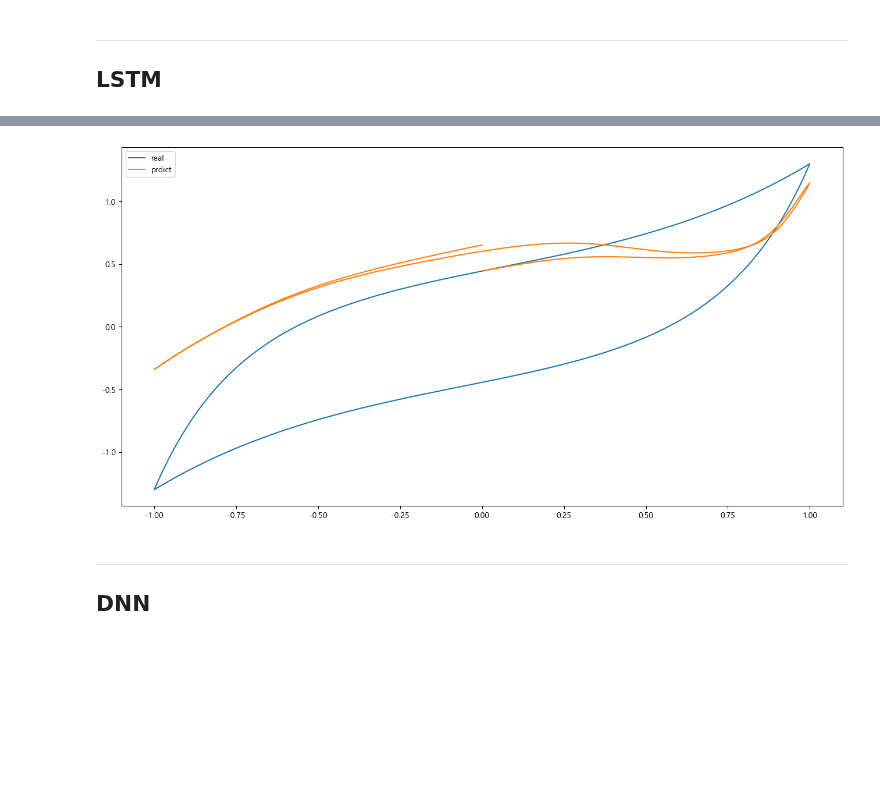
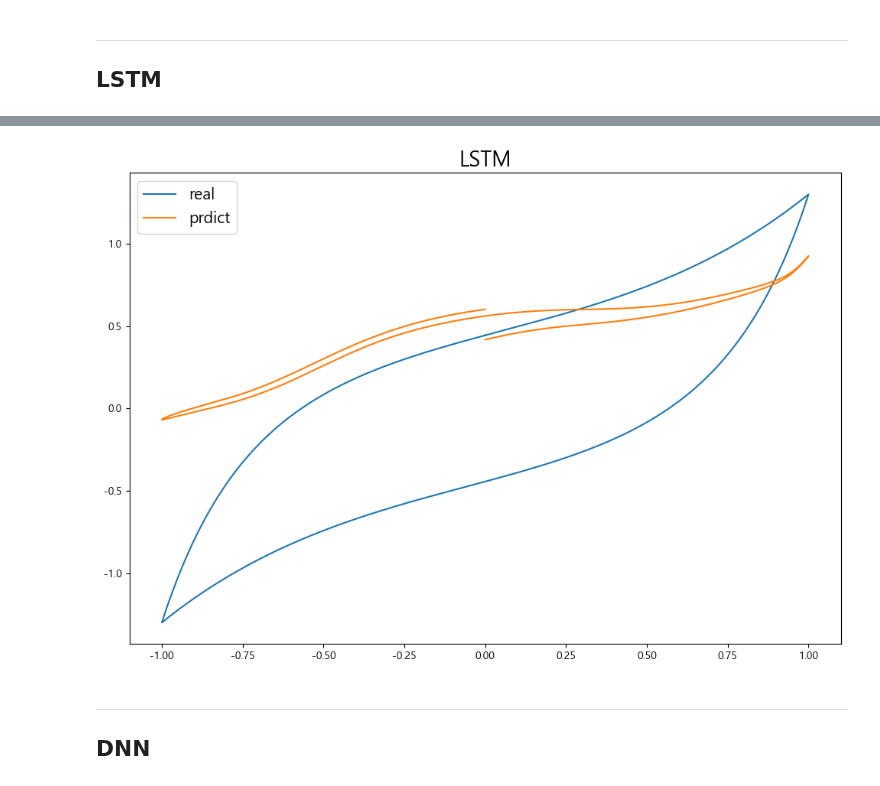
Before and after one commit to Jjineeq/hysteresis_curve, a Jupyter notebook: 23_06_08.ipynb, the cells around one changed output, grey strips where cells are left out. Cells and saved outputs as stored; diff of their text form; code cells hidden in the pictures; blank space fills up the shorter version.

```diff
--- a/23_06_08.ipynb
+++ b/23_06_08.ipynb
@@ -106,7 +106,7 @@ y_te = y_tf[2000:]
 # %%
 model = tf.keras.models.Sequential()
 model.add(tf.keras.layers.LSTM(64, input_shape=(2, 1), return_sequences=True))
-model.add(tf.keras.layers.LSTM(32))
+model.add(tf.keras.layers.LSTM(64))
 model.add(tf.keras.layers.Dense(1))
 # %%
 model.summary()
@@ -131,5 +131,5 @@ adam = optimizers.Adam(lr=0.01)
 # %%
 model.compile(loss = 'mse', optimizer = adam, metrics = 'mse')
 # %%
-history = model.fit(x_tr, y_tr, epochs = 200)
+history = model.fit(x_tr, y_tr, epochs = 300)
 # %% [output]
@@ -174,11 +173,12 @@ plt.plot(y_te)
 # %%
-plt.figure(figsize=(16,8))
+plt.figure(figsize=(12,8))
+plt.title('LSTM', fontsize = 20)
 plt.plot(x.iloc[2000:,0], y.iloc[2000:], label = 'real')
 plt.plot(x.iloc[2000:,0], pred, label = 'prdict')
-plt.legend()
+plt.legend(fontsize  = 15)
 plt.show()
 # %% [output]
-[figure, old version]
+[figure, new version]
 # %% [markdown]
 ----
 ## DNN
```
Also changed, not shown: parts of 43 cells of this notebook.
